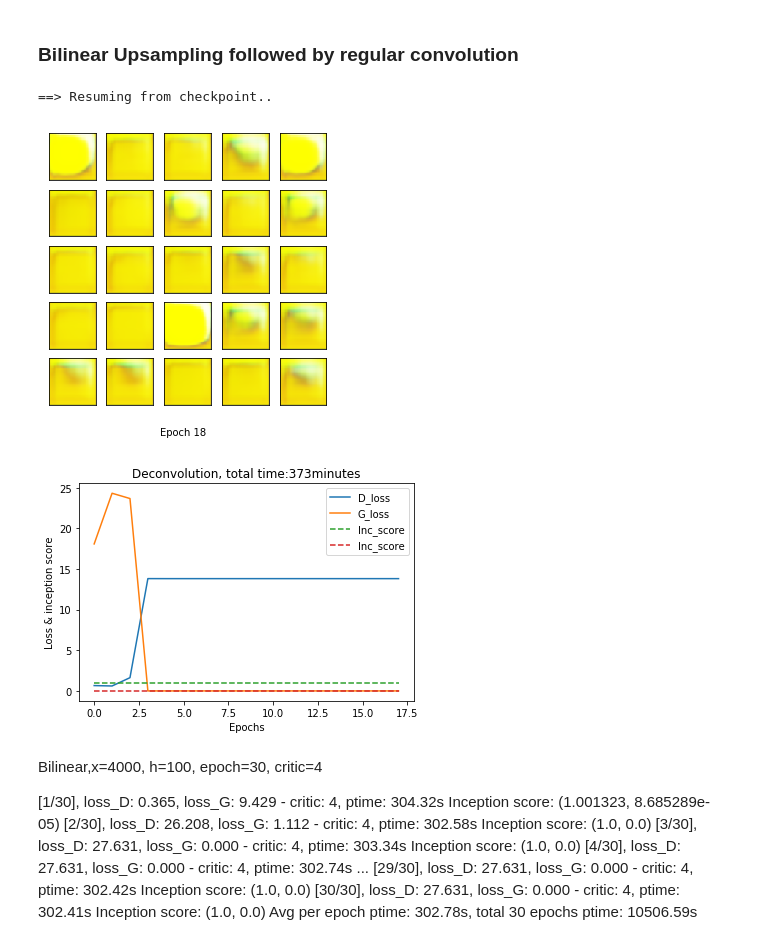
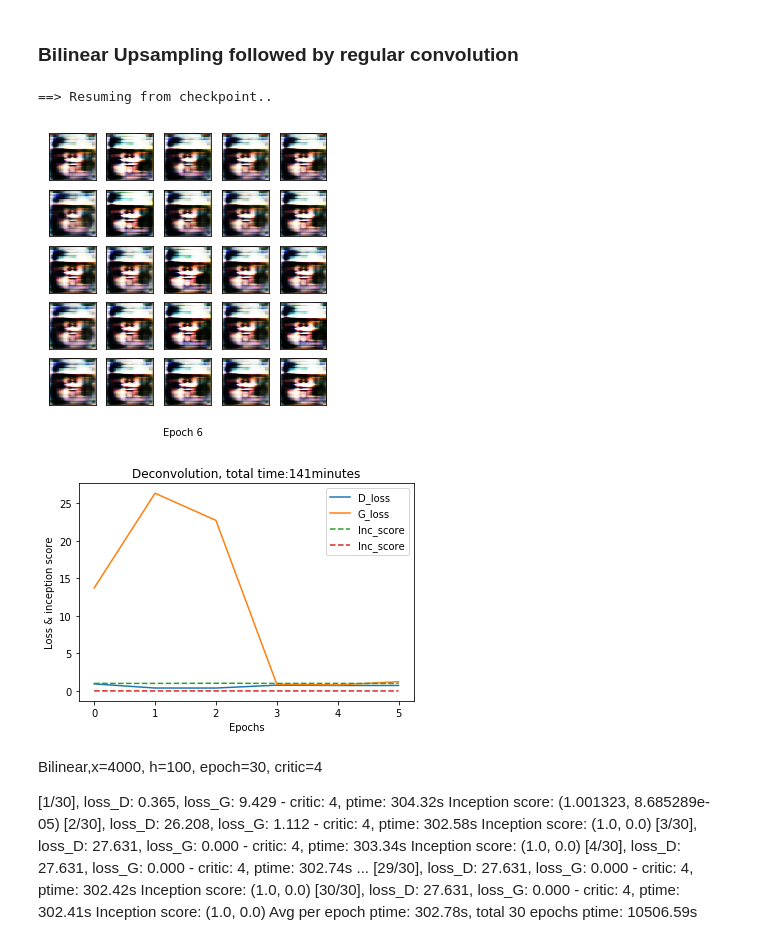
Before and after one commit to fanxiao001/ift6135-assignment, a Jupyter notebook: assignment4/ift6135_hwk4.ipynb, the cells around one changed output. Drawn from its saved outputs; the diff is of its cells as text; code cells hidden in the pictures.

```diff
--- a/assignment4/ift6135_hwk4.ipynb
+++ b/assignment4/ift6135_hwk4.ipynb
@@ -75,17 +75,17 @@ plt.show()
 [figure]
 [figure]
 # %%
-filename='GANDeconvolution_t4000_h100_ep40.c1'
-hidden_dim = 100
-G,D,train_hist = GAN_CelebA.loadCheckpoint(filename,hidden_dim,use_cuda=use_cuda)
-epoch_num=len(train_hist['D_losses'])
-GAN_CelebA.show_result(G,D,epoch_num, hidden_dim, show=True,save=True, path='figures/result_Deconvolution.pdf', use_cuda=use_cuda)
+# filename='GANDeconvolution_t4000_h100_ep40.c1'
+# hidden_dim = 100
+# G,D,train_hist = GAN_CelebA.loadCheckpoint(filename,hidden_dim,use_cuda=use_cuda)
+# epoch_num=len(train_hist['D_losses'])
+# GAN_CelebA.show_result(G,D,epoch_num, hidden_dim, show=True,save=True, path='figures/result_Deconvolution.pdf', use_cuda=use_cuda)
 
-plt.plot(range(0,epoch_num),train_hist['D_losses'],label='D_loss')
-plt.plot(range(0,epoch_num),train_hist['G_losses'],label='G_loss')
-plt.plot(range(0,epoch_num),train_hist['Inc_score'],linestyle='--',label='Inc_score')
-plt.xlabel('Epochs')
-plt.ylabel('Loss & inception score')
-plt.title('Deconvolution, total time:'+str(int(train_hist['total_ptime'][-1]/60))+'minutes')
-plt.legend()
-plt.show()
+# plt.plot(range(0,epoch_num),train_hist['D_losses'],label='D_loss')
+# plt.plot(range(0,epoch_num),train_hist['G_losses'],label='G_loss')
+# plt.plot(range(0,epoch_num),train_hist['Inc_score'],linestyle='--',label='Inc_score')
+# plt.xlabel('Epochs')
+# plt.ylabel('Loss & inception score')
+# plt.title('Deconvolution, total time:'+str(int(train_hist['total_ptime'][-1]/60))+'minutes')
+# plt.legend()
+# plt.show()
@@ -159,7 +155,7 @@ Avg per epoch ptime: 377.46s, total 40 epochs ptime: 16278.76s
 # %% [markdown]
 ### Nearest-Neighbor Generator
 # %%
-filename='GANnearest_t5000_h100_train2_ep33' #'GANnearest_t4000_h100_ep30.c1' #'GANnearest_t10000_h100_train2_ep3' #GANnearest_t4000_h100_ep30.c1
+filename='GANnearest_t9000_h100_train3_ep6' #'GANnearest_t4000_h100_ep30.c1' #'GANnearest_t10000_h100_train2_ep3' #GANnearest_t4000_h100_ep30.c1
 hidden_dim = 100
 
 G,D,train_hist = GAN_CelebA.loadCheckpoint_Upsampling(filename,hidden_dim,use_cuda=use_cuda,mode='nearest')
@@ -193,24 +189,24 @@ Avg per epoch ptime: 73.68s, total 30 epochs ptime: 3086.92s
 # %% [markdown]
 ### Bilinear Upsampling followed by regular convolution
 # %%
-filename = 'GANBilinear_t5000_h100_train2_ep18'#'GANBilinear_t4000_h100_ep30.c4'
+filename = 'GANBilinear_t9000_h100_train3_ep6'#'GANBilinear_t4000_h100_ep30.c4'
 hidden_dim = 100
 G,D,train_hist = GAN_CelebA.loadCheckpoint_Upsampling(filename,hidden_dim,use_cuda=use_cuda,mode='nearest')
 epoch_num=len(train_hist['D_losses'])
 GAN_CelebA.show_result(G,D,epoch_num, hidden_dim, show=True,save=True, path='figures/result_Nearest.pdf', use_cuda=use_cuda)
 
 plt.plot(range(0,epoch_num),train_hist['D_losses'],label='D_loss')
 plt.plot(range(0,epoch_num),train_hist['G_losses'],label='G_loss')
 plt.plot(range(0,epoch_num),train_hist['Inc_score'],linestyle='--',label='Inc_score')
 plt.xlabel('Epochs')
 plt.ylabel('Loss & inception score')
 plt.title('Deconvolution, total time:'+str(int(train_hist['total_ptime'][-1]/60))+'minutes')
 plt.legend()
 plt.show()
 # %% [output]
 ==> Resuming from checkpoint..
-[figure, old version]
+[figure, new version]
-[figure, old version]
+[figure, new version]
 # %% [markdown]
 Bilinear,x=4000, h=100, epoch=30, critic=4
 
```
Also changed, not shown: parts of 6 cells of this notebook, 7 other files.
